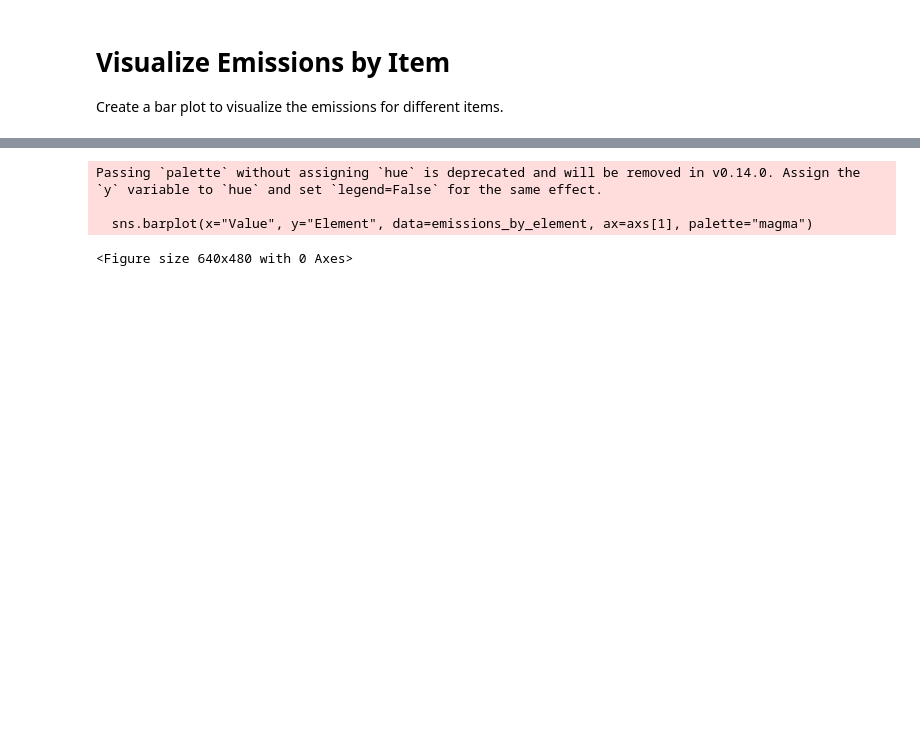
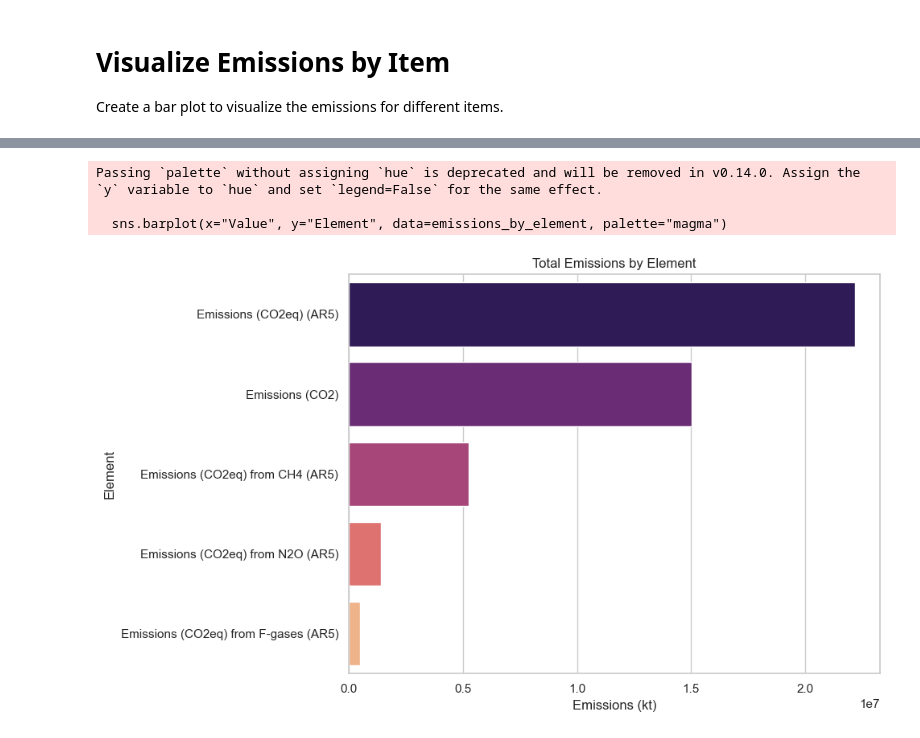
Before and after one commit to novice0/Dsci-Sem-Project, a Jupyter notebook: visualation_agriculture.ipynb, the cells around one changed output, grey strips where cells are left out. Cells and saved outputs as stored; diff of their text form; code cells hidden in the pictures; blank space fills up the shorter version.

```diff
--- a/visualation_agriculture.ipynb
+++ b/visualation_agriculture.ipynb
@@ -134,23 +145,19 @@ Passing `palette` without assigning `hue` is deprecated and will be removed in v
 # %%
 # Plot 3: Emissions by Element
 # Set style for plots
 sns.set_theme(style="whitegrid")
-
-
-
-
 # General plot 3: Emissions by Element
 emissions_by_element = agriculture_df.groupby("Element")["Value"].sum().sort_values(ascending=False).reset_index()
 # Create subplots
-fig, axs = plt.subplots(2, 1, figsize=(12, 18))
-sns.barplot(x="Value", y="Element", data=emissions_by_element, ax=axs[1], palette="magma")
-axs[1].set_title("Total Emissions by Element")
-axs[1].set_xlabel("Emissions (kt)")
-axs[1].set_ylabel("Element")
+fig, axs = plt.subplots(1, 1, figsize=(10, 6))
+sns.barplot(x="Value", y="Element", data=emissions_by_element, palette="magma")
+axs.set_title("Total Emissions by Element")
+axs.set_xlabel("Emissions (kt)")
+axs.set_ylabel("Element")
 plt.tight_layout()
 plt.show()
 # %% [output]
 Passing `palette` without assigning `hue` is deprecated and will be removed in v0.14.0. Assign the `y` variable to `hue` and set `legend=False` for the same effect.
 
-  sns.barplot(x="Value", y="Element", data=emissions_by_element, ax=axs[1], palette="magma")
+  sns.barplot(x="Value", y="Element", data=emissions_by_element, palette="magma")
-<Figure size 640x480 with 0 Axes>
+[figure, added]
```
Also changed, not shown: parts of 6 cells of this notebook, 2 other files.
